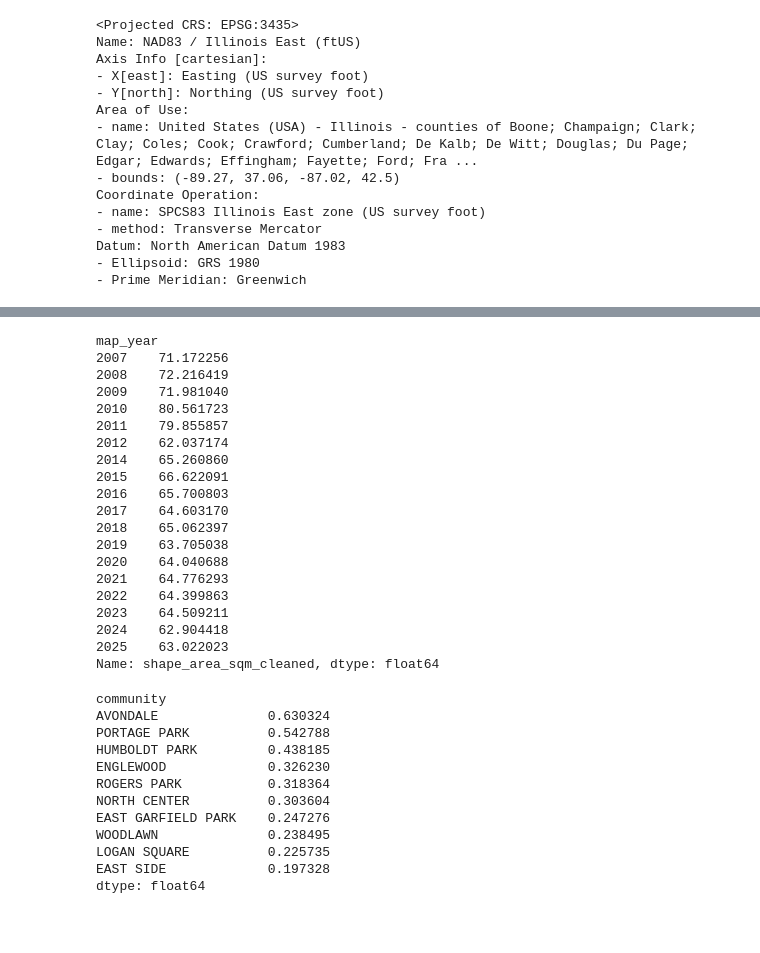
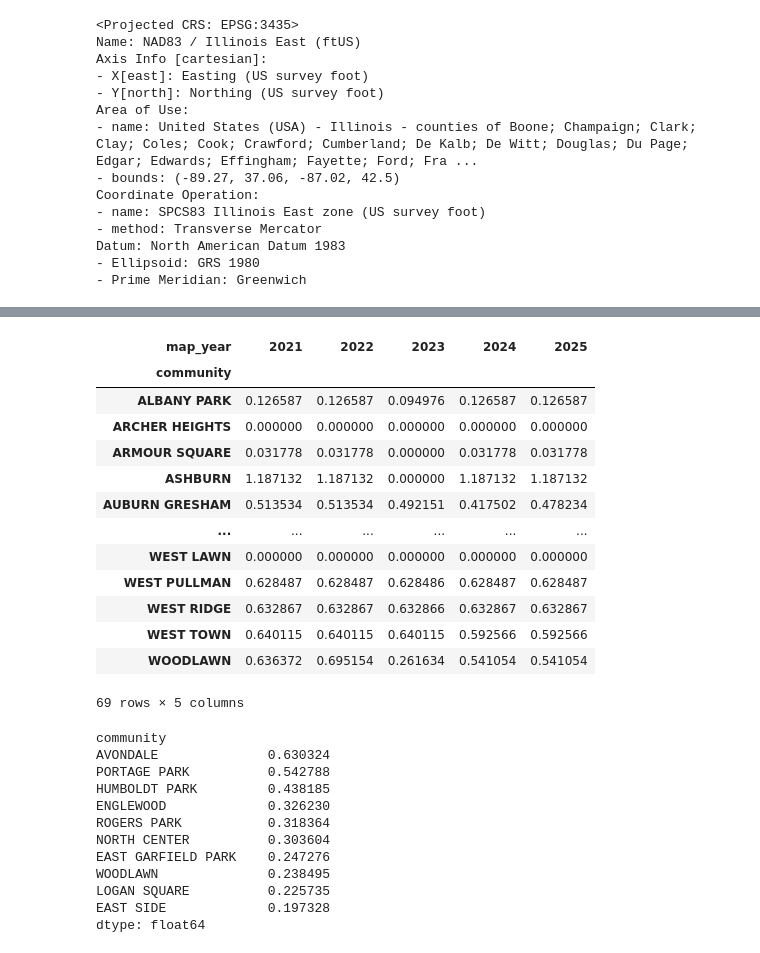
Before and after one commit to kcinbk/CHI_GangMaps, a Jupyter notebook: code/EDA_GangMaps.ipynb, the cells around one changed output, grey strips where cells are left out. Cells and saved outputs as stored; diff of their text form; code cells hidden in the pictures; blank space fills up the shorter version.

```diff
--- a/code/EDA_GangMaps.ipynb
+++ b/code/EDA_GangMaps.ipynb
@@ -29,7 +29,7 @@ from folium.plugins.timeline import Timeline, TimelineSlider
 # %%
 gdf_list = []
 
-for file in glob.glob(f'{data_dir}/*.geojson'):
+for file in glob.glob(f'{data_dir}/*Gang*.geojson'):
     file_year = ''.join(re.findall(r'\d+', str(file)))
     gdf= gpd.read_file(file)
     gdf['map_year'] = file_year
@@ -38,7 +38,7 @@ for file in glob.glob(f'{data_dir}/*.geojson'):
 
 raw_gdf= pd.concat(gdf_list)
 raw_gdf.columns= raw_gdf.columns.str.lower()
-"""gdf= gdf[['gang_name', 'map_year', 'geometry']]"""
+
 raw_gdf = raw_gdf.map(lambda x: x.lower() if isinstance(x, str) else x)
 raw_gdf['map_year'] = raw_gdf['map_year'].astype(int)
 
@@ -139,10 +78,5 @@ Name: count, dtype: int64
 # %%
 raw_gdf = raw_gdf.to_crs(epsg=3435)
 
-raw_gdf['shape_area_sqm'] = (
-    raw_gdf.geometry.area / (5280 ** 2)
-)
-
-allGangs_totalShapeArea = (
-    raw_gdf.groupby('map_year')['shape_area_sqm'].sum()
-)
+# Calculate shapre_area in square mile
+raw_gdf['shape_area_sqm'] = raw_gdf.geometry.area / (5280 ** 2)
@@ -273,10 +228,13 @@ raw_gdf_copy = raw_gdf.explode(index_parts=False)\
 
 raw_gdf_copy = gpd.sjoin(
     raw_gdf_copy,
-    chiBoundaries_gdf[['community', 'geometry']],  # Replace area_name with your actual column
+    chiBoundaries_gdf[['community', 'geometry']],
     how='left',
     predicate='within'
 )
 
-raw_gdf_copy.community.value_counts()
+raw_gdf_copy = raw_gdf_copy.rename(columns = {'community_right': 'community'})
+raw_gdf_copy['shape_area_sqm_cleaned'] = raw_gdf_copy.geometry.area / (5280 ** 2)
+
+raw_gdf_copy.head().T
 # %% [output]
@@ -372,32 +257,25 @@ Name: shape_area_sqm, dtype: float64
-# %%
-raw_gdf_copy.groupby('map_year')\
-            .shape_area_sqm_cleaned.sum()
-# %% [output]
-map_year
-2007    71.172256
-2008    72.216419
-2009    71.981040
-2010    80.561723
-2011    79.855857
-2012    62.037174
-2014    65.260860
-2015    66.622091
-2016    65.700803
-2017    64.603170
-2018    65.062397
-2019    63.705038
-2020    64.040688
-2021    64.776293
-2022    64.399863
-2023    64.509211
-2024    62.904418
-2025    63.022023
-Name: shape_area_sqm_cleaned, dtype: float64
 # %%
 community_summary = raw_gdf_copy.groupby(['map_year', 'community'])\
             .shape_area_sqm_cleaned.sum()\
             .unstack()\
             .fillna(0)
+
+community_summary.tail().T
+# %% [output]
+| map_year | 2021 | 2022 | 2023 | 2024 | 2025 |
+| community |  |  |  |  |  |
+| ALBANY PARK | 0.126587 | 0.126587 | 0.094976 | 0.126587 | 0.126587 |
+| ARCHER HEIGHTS | 0.000000 | 0.000000 | 0.000000 | 0.000000 | 0.000000 |
+| ARMOUR SQUARE | 0.031778 | 0.031778 | 0.000000 | 0.031778 | 0.031778 |
+| ASHBURN | 1.187132 | 1.187132 | 0.000000 | 1.187132 | 1.187132 |
+| AUBURN GRESHAM | 0.513534 | 0.513534 | 0.492151 | 0.417502 | 0.478234 |
+| ... | ... | ... | ... | ... | ... |
+| WEST LAWN | 0.000000 | 0.000000 | 0.000000 | 0.000000 | 0.000000 |
+| WEST PULLMAN | 0.628487 | 0.628487 | 0.628486 | 0.628487 | 0.628487 |
+| WEST RIDGE | 0.632867 | 0.632867 | 0.632866 | 0.632867 | 0.632867 |
+| WEST TOWN | 0.640115 | 0.640115 | 0.640115 | 0.592566 | 0.592566 |
+| WOODLAWN | 0.636372 | 0.695154 | 0.261634 | 0.541054 | 0.541054 |
+69 rows × 5 columns
 # %%
 # Community area that saw less gang turf in the last decade
 (
```
Also changed, not shown: parts of 18 cells of this notebook, 4 other files.
